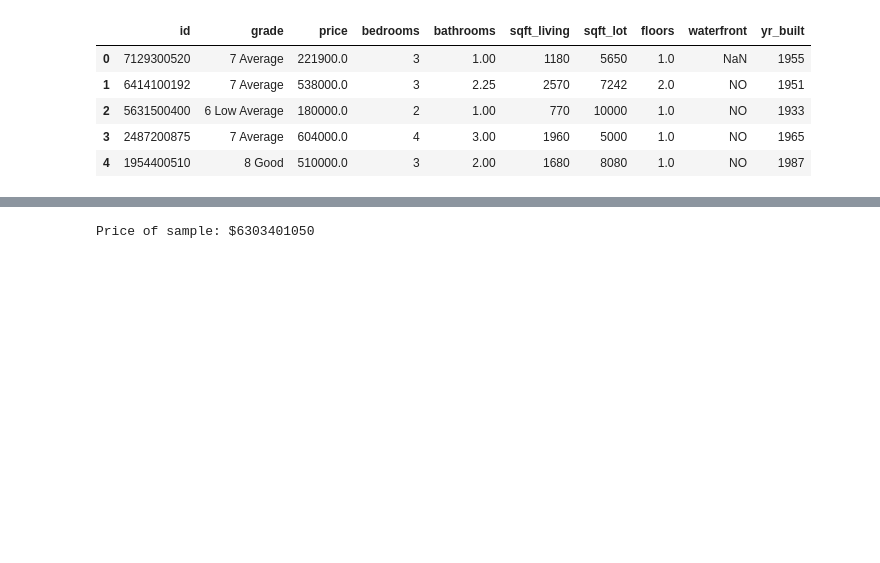
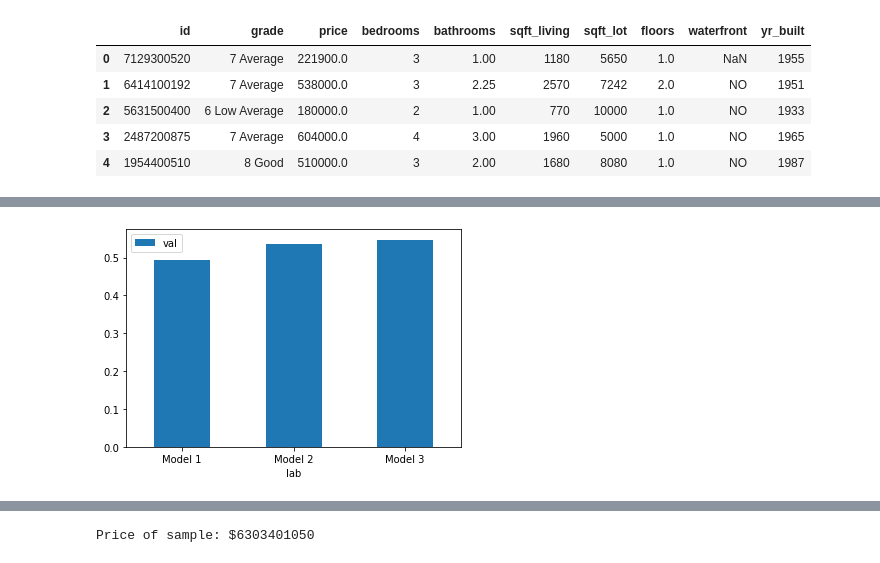
Before and after one commit to sumed-h/Group-3, a Jupyter notebook: Daniel Arthur's Notebook.ipynb, the cells around one changed output, grey strips where cells are left out. Cells and saved outputs as stored; diff of their text form; code cells hidden in the pictures; blank space fills up the shorter version.

```diff
--- a/Daniel Arthur's Notebook.ipynb
+++ b/Daniel Arthur's Notebook.ipynb
@@ -267 +299,6 @@ Notes:
 strong multicollinearity or other numerical problems.
+# %%
+df = pd.DataFrame({'lab':['Model 1', 'Model 2', 'Model 3'], 'val':[0.493, 0.536,0.547]})
+ax = df.plot.bar(x='lab', y='val', rot=0)
+# %% [output]
+[figure, added]
```
Also changed, not shown: parts of 35 cells of this notebook.
